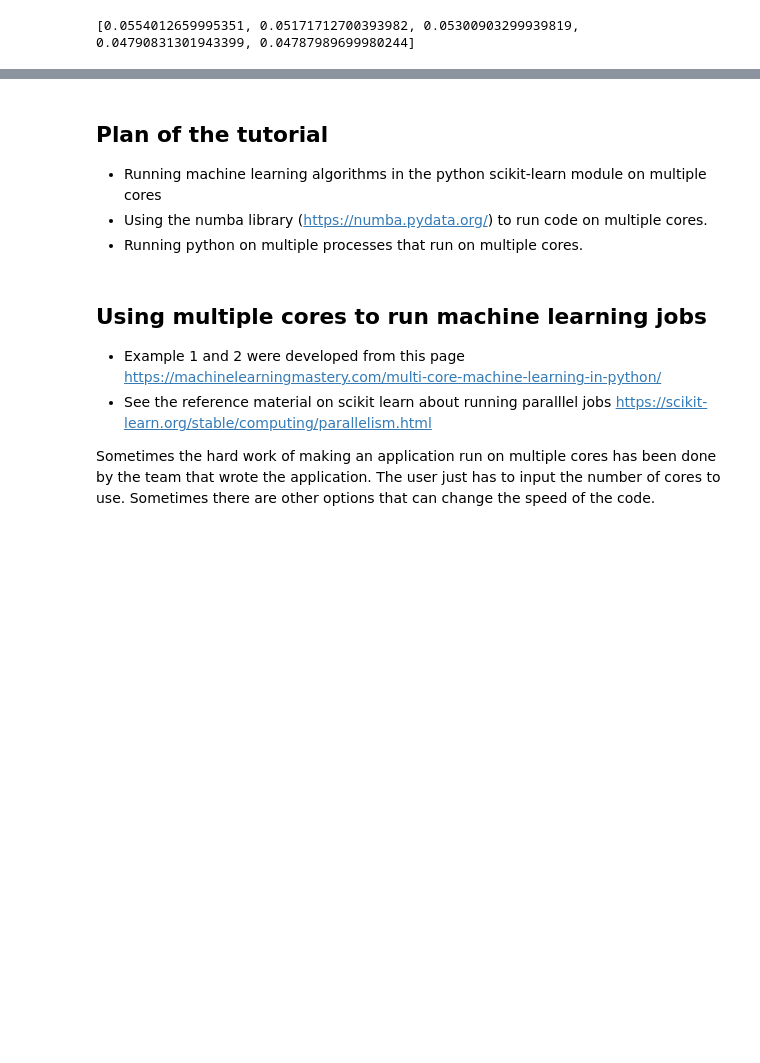
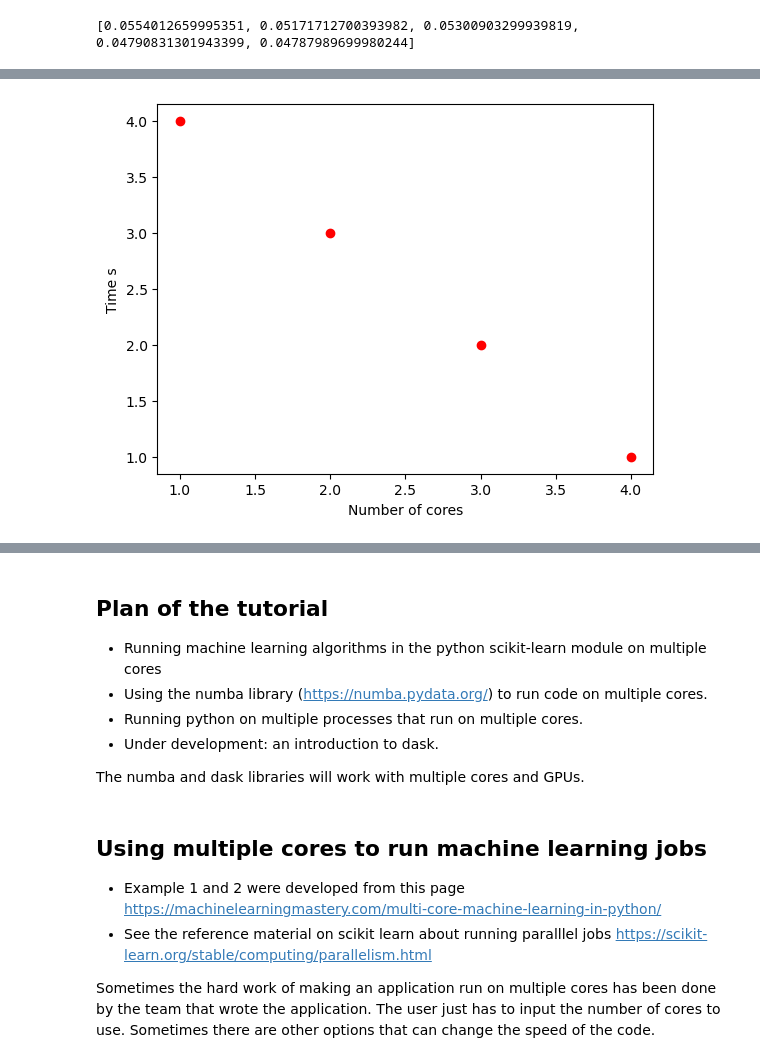
Before and after one commit to cmcneile/HPC-tutorial, a Jupyter notebook: HPC_python_tutorial.ipynb, the cells around one changed output, grey strips where cells are left out. Saved outputs shown, nothing was run; the diff lists cells and outputs as text; code cells hidden in the pictures; blank space fills up the shorter version.

```diff
--- a/HPC_python_tutorial.ipynb
+++ b/HPC_python_tutorial.ipynb
@@ -65,3 +69,16 @@ print(timeit.repeat(stmt=testcode, setup=import_module))
+# %%
+import numpy as np
+import matplotlib.pyplot as plt
+
+no_cores       = [  1, 2 , 3 , 4  ]
+time_taken     =  [ 4 , 3 , 2 , 1 ]
+
+plt.plot(no_cores, time_taken, "ro")
+plt.xlabel('Number of cores')
+plt.ylabel('Time s')
+plt.show()
+# %% [output]
+[figure, added]
 # %% [markdown]
 ### Tip
 
@@ -76,6 +93,9 @@ See this example below
 * Running machine learning algorithms in the python scikit-learn module on multiple cores
 * Using the numba library (https://numba.pydata.org/) to run code on multiple cores.
 * Running python on multiple processes that run on multiple cores.
+* Under development: an introduction to dask.
+
+The numba and dask libraries will work with multiple cores and GPUs.
 # %% [markdown]
 ##  Using multiple cores to run machine learning jobs
 
```
Also changed, not shown: parts of 7 cells of this notebook.
